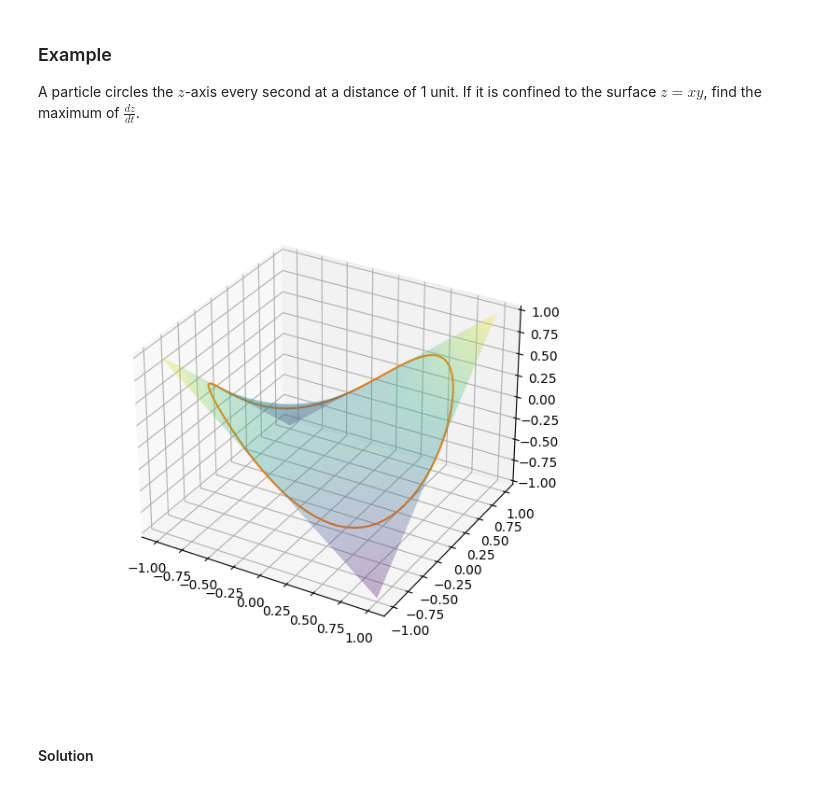
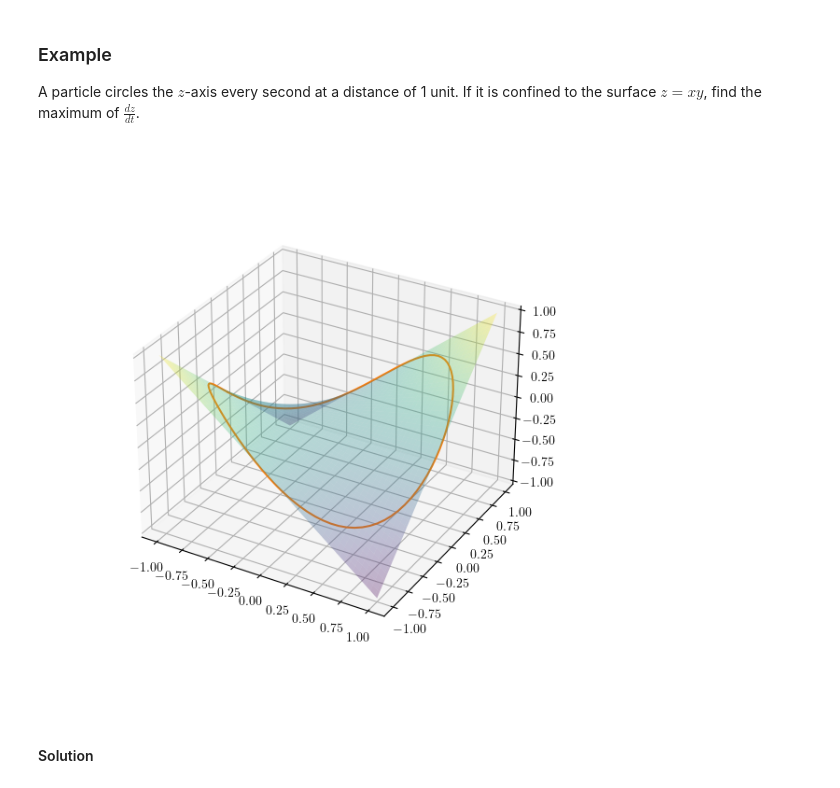
Before and after one commit to drewyoungren/mvc, a Jupyter notebook: lec/mvc-L10.ipynb, the cells around one changed output. Drawn from its saved outputs; the diff is of its cells as text; code cells hidden in the pictures.

```diff
--- a/lec/mvc-L10.ipynb
+++ b/lec/mvc-L10.ipynb
@@ -8,12 +8,8 @@ from ipywidgets import interact, fixed, Dropdown, Checkbox, FloatSlider, IntSlid
 from numpy import cos, sin, tan, arctan, exp, log, pi, array, linspace, arange, sqrt
 from numpy.linalg import norm
 from mpl_toolkits import mplot3d
-from ipykernel.pylab.backend_inline import flush_figures
 
 %matplotlib widget
-
-plt.rcParams['figure.figsize'] = [7.0, 7.0]
-
 
 # Uncomment the one that corresponds to your Jupyter theme
 plt.style.use('default')
@@ -21,10 +17,11 @@ plt.style.use('default')
 # plt.style.use('fivethirtyeight')
 # plt.style.use('Solarize_Light2')
 
-# plt.rcParams.update({
-#     "text.usetex": True,
-# #     "font.family": "serif",
-# })
+plt.rcParams.update({
+    "figure.figsize": (6,6),
+    "text.usetex": True,
+    "font.family": "serif",
+})
 # %% [markdown]
 $\newcommand{\RR}{\mathbb{R}}$
 $\newcommand{\bv}[1]{\begin{bmatrix} #1 \end{bmatrix}}$
@@ -297,15 +293,26 @@ $$\frac{\partial}{\partial t} f(x(s,t),y(s,t),z(s,t)) = \frac{\partial f}{\parti
 
 A particle circles the $z$-axis every second at a distance of 1 unit. If it is confined to the surface $z=xy$, find the maximum of $\frac{dz}{dt}$.
 # %%
-fig = plt.figure("Particle on a surface", figsize=(6,6),dpi=100)
-ax = fig.add_subplot(projection='3d')
-x = y = np.linspace(-1,1,100)
-x,y = np.meshgrid(x,y)
-ax.plot_surface(x,y,x*y,cmap='viridis',alpha=.3);
-t = np.linspace(-pi,pi,100)
-ax.plot(cos(t),sin(t),1/2*sin(2*t));
+def a(TITLE):
+    if TITLE in plt.get_figlabels():
+        plt.close(plt.figure(TITLE))
+
+    plt.ioff()
+    fig = plt.figure(num=TITLE)
+    ax = fig.add_subplot(projection="3d")
+    plt.ion()
+
+    x = y = np.linspace(-1,1,100)
+    x,y = np.meshgrid(x,y)
+    ax.plot_surface(x,y,x*y,cmap='viridis',alpha=.3);
+    t = np.linspace(-pi,pi,100)
+    ax.plot(cos(t),sin(t),1/2*sin(2*t));
+
+    return fig.canvas
+
+a("Particle on a surface")
 # %% [output]
-[figure, old version]
+[figure, new version]
 # %% [markdown]
 #### Solution
 # %% [markdown]
```
Also changed, not shown: parts of 7 cells of this notebook.
